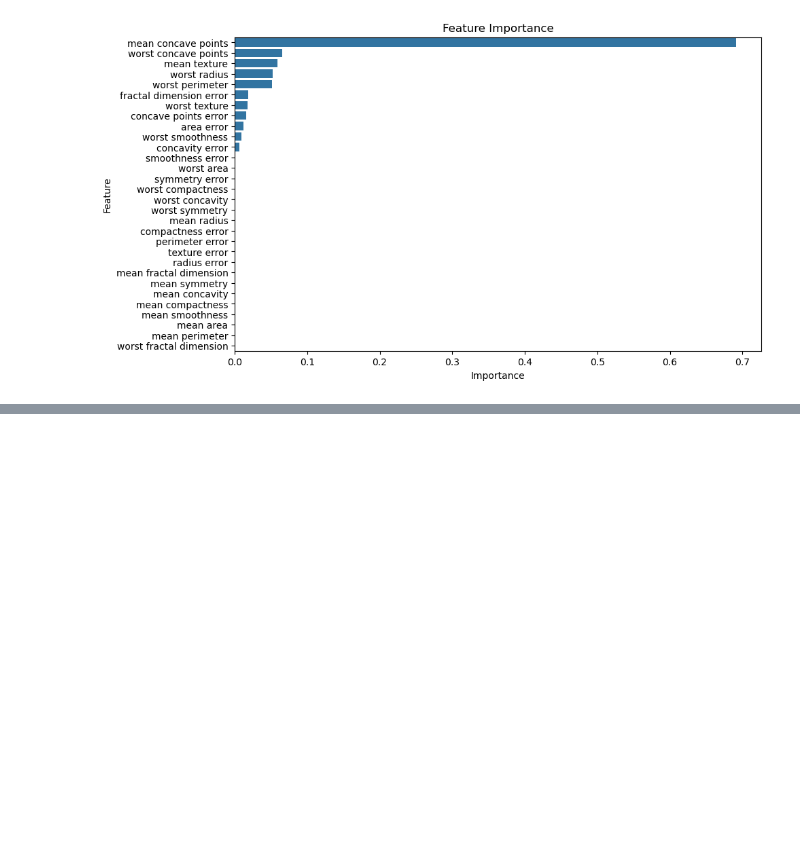
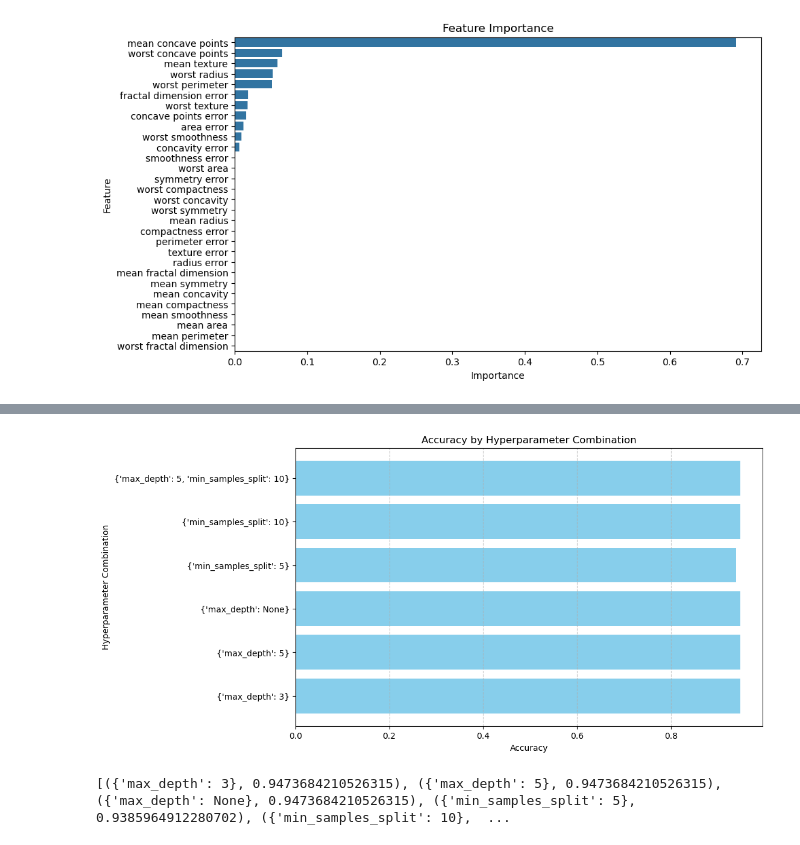
Before and after one commit to evisp/holbertonschool-machine_learning, a Jupyter notebook: portfolio_projects/supervised_learning/Complete Classification Wisconsin.ipynb, the cells around one changed output, grey strips where cells are left out. Cells and saved outputs as stored; diff of their text form; code cells hidden in the pictures; blank space fills up the shorter version.

```diff
--- a/portfolio_projects/supervised_learning/Classification Wisconsin.ipynb
+++ b/portfolio_projects/supervised_learning/Complete Classification Wisconsin.ipynb
@@ -216,0 +241,10 @@ plt.show()
+# %%
+import numpy as np
+
+# Get the indices of the top 5 most important features
+top_5_indices = np.argsort(feature_importances)[-5:]  # Get the indices of the top 5 features
+top_5_features = [cancer_data.feature_names[i] for i in top_5_indices]  # Get the feature names
+
+# Create a subset dataset with only the top 5 features
+X_top_5 = data[top_5_features]
+X_top_5
@@ -216,0 +265,7 @@ plt.show()
+# %%
+# Split the subset dataset into training and testing sets
+X_train_top_5, X_test_top_5, y_train, y_test = train_test_split(X_top_5, y, test_size=0.2, random_state=42)
+
+# Build the decision tree model
+model_top_5 = DecisionTreeClassifier(random_state=42)
+model_top_5.fit(X_train_top_5, y_train)
@@ -216,0 +320,46 @@ plt.show()
+# %%
+import matplotlib.pyplot as plt
+
+# Function to experiment with hyperparameters
+def experiment_decision_tree(params):
+    # Train and test the model with given hyperparameters
+    model = DecisionTreeClassifier(random_state=42, **params)
+    model.fit(X_train, y_train)
+    y_pred = model.predict(X_test)
+    accuracy = accuracy_score(y_test, y_pred)
+    return accuracy
+
+# Define hyperparameter combinations to test
+param_grid = [
+    {'max_depth': 3},
+    {'max_depth': 5},
+    {'max_depth': None},  # Default
+    {'min_samples_split': 5},
+    {'min_samples_split': 10},
+    {'max_depth': 5, 'min_samples_split': 10},  # Combine parameters
+]
+
+# Experiment with different parameters and store results
+results = []
+for params in param_grid:
+    acc = experiment_decision_tree(params)
+    results.append((params, acc))
+
+# Convert results to a more visualizable format
+param_labels = [str(params) for params, _ in results]
+accuracies = [acc for _, acc in results]
+
+# Plot the results
+plt.figure(figsize=(10, 6))
+plt.barh(param_labels, accuracies, color='skyblue')
+plt.title('Accuracy by Hyperparameter Combination')
+plt.xlabel('Accuracy')
+plt.ylabel('Hyperparameter Combination')
+plt.grid(axis='x', linestyle='--', alpha=0.7)
+plt.show()
+
+
+print(results)
+# %% [output]
+[figure, added]
+[({'max_depth': 3}, 0.9473684210526315), ({'max_depth': 5}, 0.9473684210526315), ({'max_depth': None}, 0.9473684210526315), ({'min_samples_split': 5}, 0.9385964912280702), ({'min_samples_split': 10},  ...
```
Also changed, not shown: parts of 12 cells of this notebook, 1 other file.
